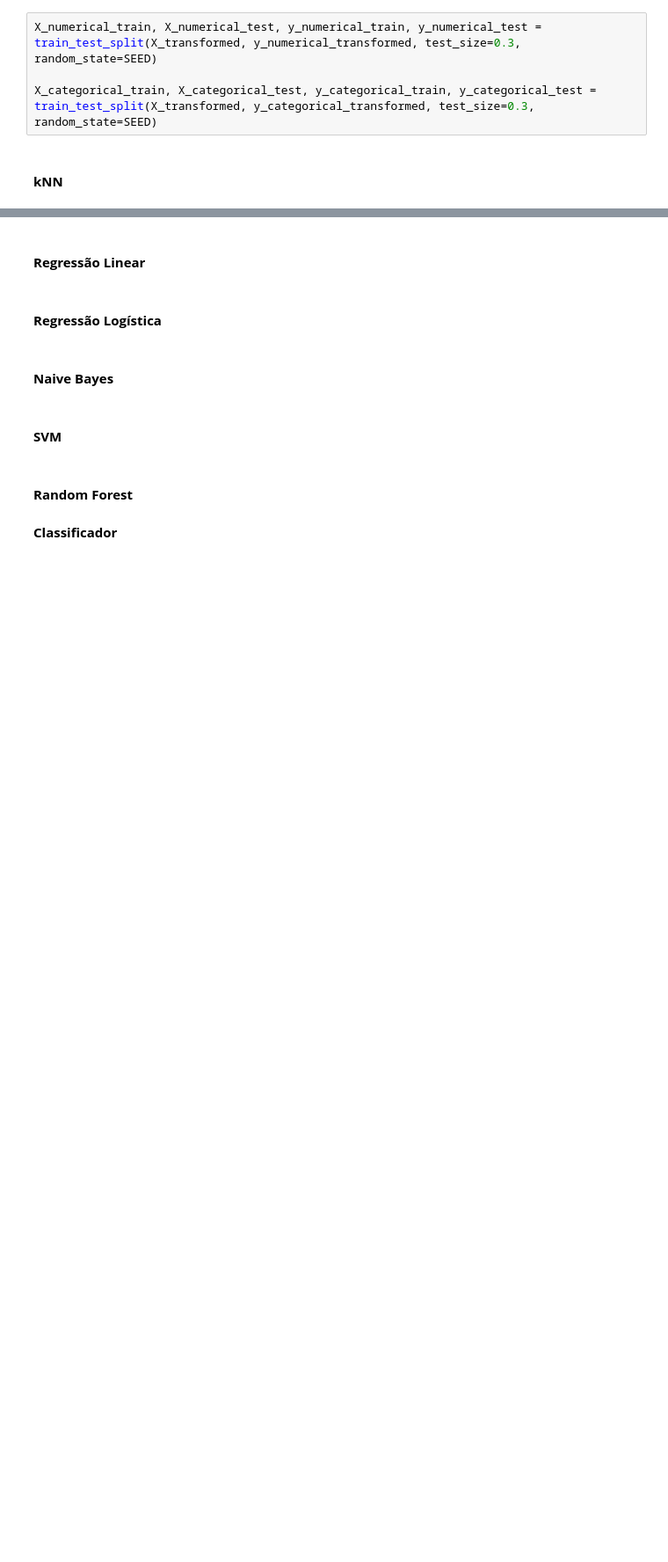
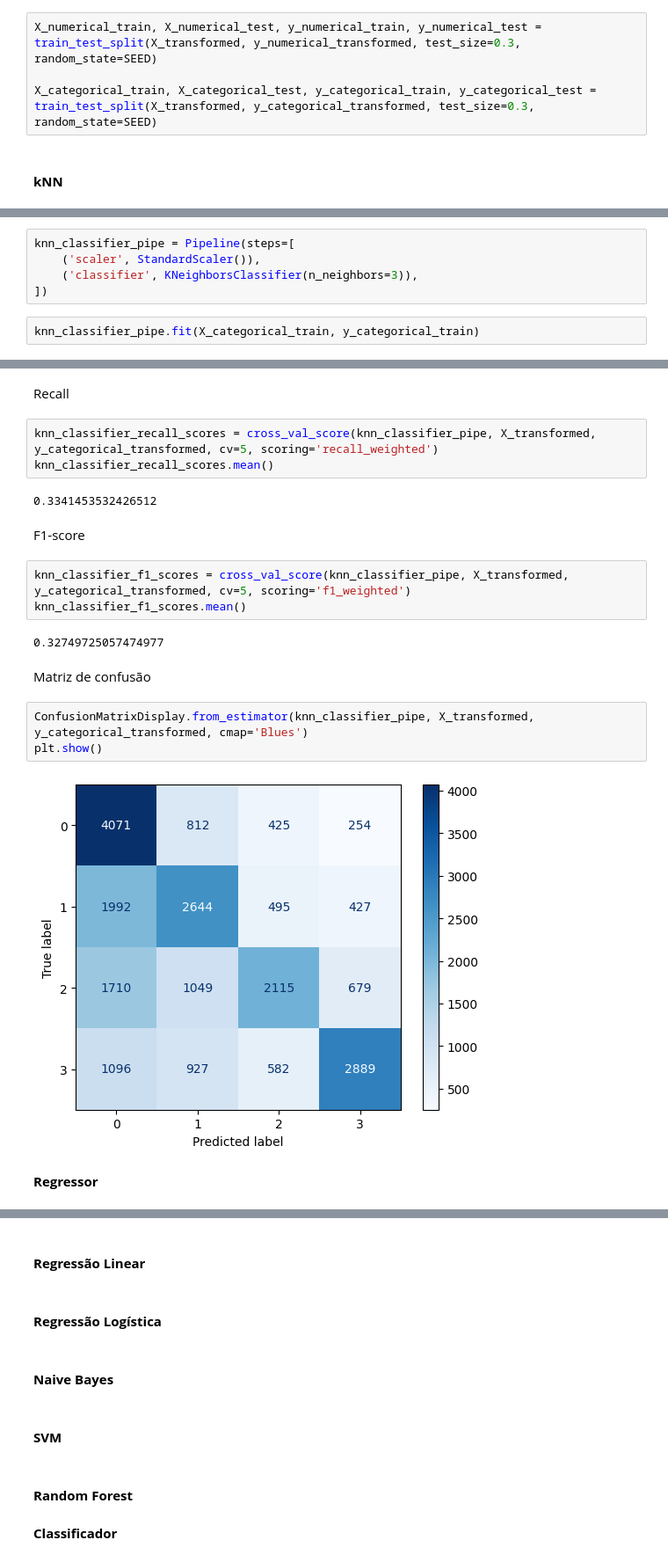
Before and after one commit to jv-porto/projeto-analise-habitos-estudo-enem, a Jupyter notebook: notebooks/projeto_ml_modelos.ipynb, the cells around one changed output, grey strips where cells are left out. Shown at 88% size. Drawn from its saved outputs; the diff is of its cells as text; blank space fills up the shorter version.

```diff
--- a/notebooks/projeto_ml_modelos.ipynb
+++ b/notebooks/projeto_ml_modelos.ipynb
@@ -121,0 +180,7 @@ X_categorical_train, X_categorical_test, y_categorical_train, y_categorical_test
+# %%
+knn_classifier_pipe = Pipeline(steps=[
+    ('scaler', StandardScaler()),
+    ('classifier', KNeighborsClassifier(n_neighbors=3)),
+])
+# %%
+knn_classifier_pipe.fit(X_categorical_train, y_categorical_train)
@@ -121,0 +204,23 @@ X_categorical_train, X_categorical_test, y_categorical_train, y_categorical_test
+# %% [markdown]
+Recall
+# %%
+knn_classifier_recall_scores = cross_val_score(knn_classifier_pipe, X_transformed, y_categorical_transformed, cv=5, scoring='recall_weighted')
+knn_classifier_recall_scores.mean()
+# %% [output]
+0.3341453532426512
+# %% [markdown]
+F1-score
+# %%
+knn_classifier_f1_scores = cross_val_score(knn_classifier_pipe, X_transformed, y_categorical_transformed, cv=5, scoring='f1_weighted')
+knn_classifier_f1_scores.mean()
+# %% [output]
+0.32749725057474977
+# %% [markdown]
+Matriz de confusão
+# %%
+ConfusionMatrixDisplay.from_estimator(knn_classifier_pipe, X_transformed, y_categorical_transformed, cmap='Blues')
+plt.show()
+# %% [output]
+[figure, added]
+# %% [markdown]
+**Regressor**
```
Also changed, not shown: parts of 18 cells of this notebook, 1 other file.
